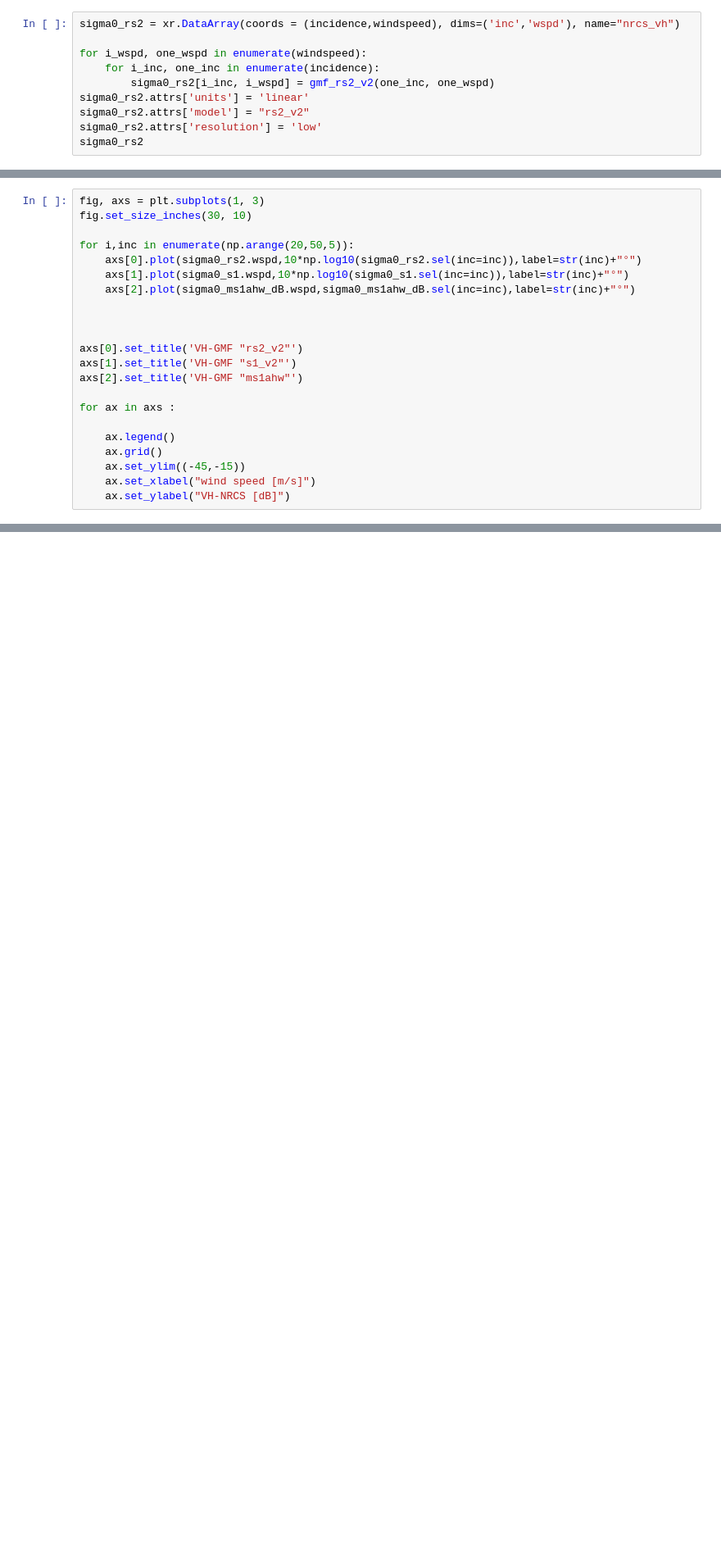
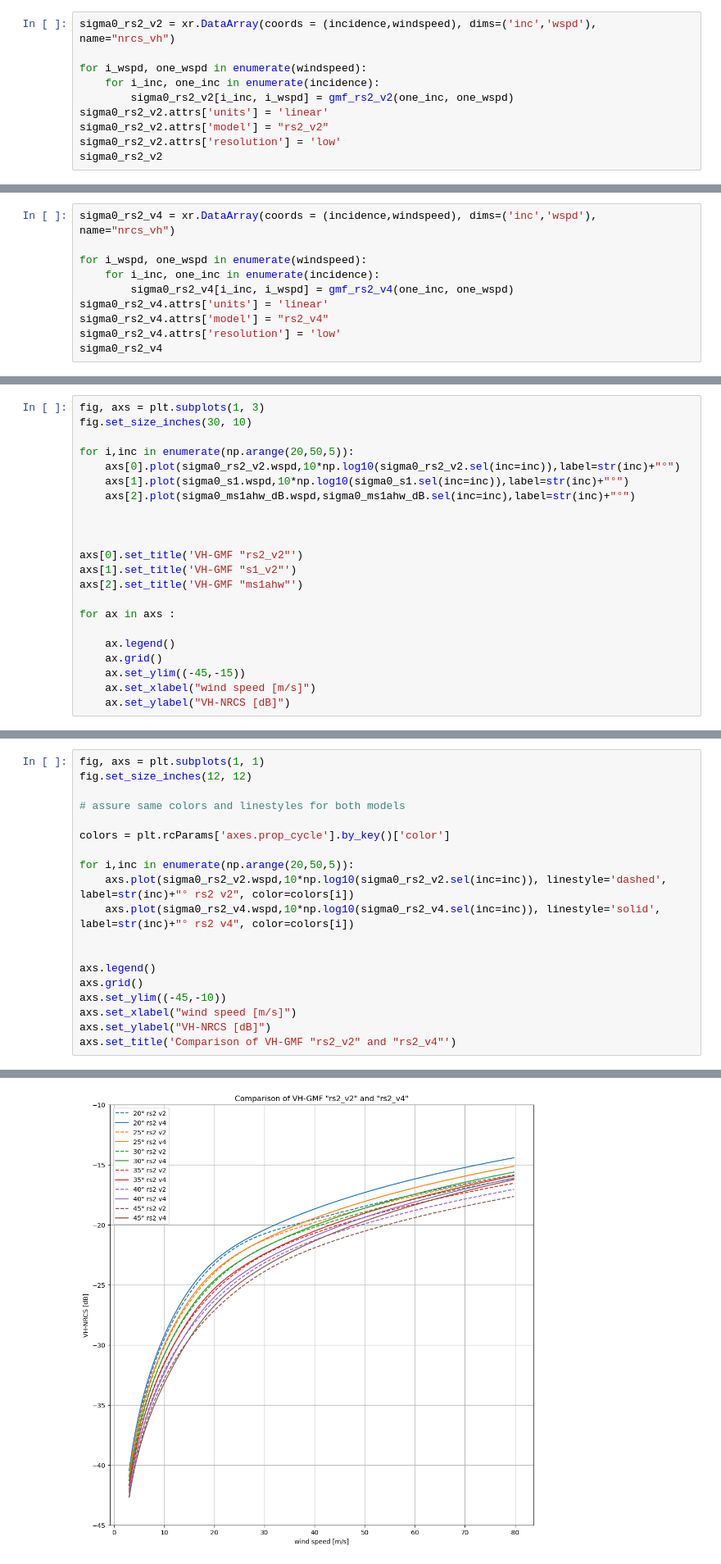
Before and after one commit to vincelhx/GMFs_tools, a Jupyter notebook: demo.ipynb, the cells around one changed output, grey strips where cells are left out. Shown at 82% size. Saved outputs shown, nothing was run; the diff lists cells and outputs as text; blank space fills up the shorter version.

```diff
--- a/demo.ipynb
+++ b/demo.ipynb
@@ -48,11 +49,11 @@ Attributes:
 # %%
-sigma0_rs2 = xr.DataArray(coords = (incidence,windspeed), dims=('inc','wspd'), name="nrcs_vh")
+sigma0_rs2_v2 = xr.DataArray(coords = (incidence,windspeed), dims=('inc','wspd'), name="nrcs_vh")
 
 for i_wspd, one_wspd in enumerate(windspeed):
     for i_inc, one_inc in enumerate(incidence):
-        sigma0_rs2[i_inc, i_wspd] = gmf_rs2_v2(one_inc, one_wspd)
-sigma0_rs2.attrs['units'] = 'linear'
-sigma0_rs2.attrs['model'] = "rs2_v2"
-sigma0_rs2.attrs['resolution'] = 'low'
-sigma0_rs2
+        sigma0_rs2_v2[i_inc, i_wspd] = gmf_rs2_v2(one_inc, one_wspd)
+sigma0_rs2_v2.attrs['units'] = 'linear'
+sigma0_rs2_v2.attrs['model'] = "rs2_v2"
+sigma0_rs2_v2.attrs['resolution'] = 'low'
+sigma0_rs2_v2
 # %% [output]
@@ -75,0 +79,10 @@ Attributes:
+# %%
+sigma0_rs2_v4 = xr.DataArray(coords = (incidence,windspeed), dims=('inc','wspd'), name="nrcs_vh")
+
+for i_wspd, one_wspd in enumerate(windspeed):
+    for i_inc, one_inc in enumerate(incidence):
+        sigma0_rs2_v4[i_inc, i_wspd] = gmf_rs2_v4(one_inc, one_wspd)
+sigma0_rs2_v4.attrs['units'] = 'linear'
+sigma0_rs2_v4.attrs['model'] = "rs2_v4"
+sigma0_rs2_v4.attrs['resolution'] = 'low'
+sigma0_rs2_v4
@@ -110,7 +208,7 @@ fig, axs = plt.subplots(1, 3)
 fig.set_size_inches(30, 10)
 
 for i,inc in enumerate(np.arange(20,50,5)):
-    axs[0].plot(sigma0_rs2.wspd,10*np.log10(sigma0_rs2.sel(inc=inc)),label=str(inc)+"°")
+    axs[0].plot(sigma0_rs2_v2.wspd,10*np.log10(sigma0_rs2_v2.sel(inc=inc)),label=str(inc)+"°")
     axs[1].plot(sigma0_s1.wspd,10*np.log10(sigma0_s1.sel(inc=inc)),label=str(inc)+"°")
     axs[2].plot(sigma0_ms1ahw_dB.wspd,sigma0_ms1ahw_dB.sel(inc=inc),label=str(inc)+"°")
 
@@ -131,0 +232,20 @@ for ax in axs :
+# %%
+fig, axs = plt.subplots(1, 1)
+fig.set_size_inches(12, 12)
+
+# assure same colors and linestyles for both models
+
+colors = plt.rcParams['axes.prop_cycle'].by_key()['color']
+
+for i,inc in enumerate(np.arange(20,50,5)):
+    axs.plot(sigma0_rs2_v2.wspd,10*np.log10(sigma0_rs2_v2.sel(inc=inc)), linestyle='dashed', label=str(inc)+"° rs2 v2", color=colors[i])
+    axs.plot(sigma0_rs2_v4.wspd,10*np.log10(sigma0_rs2_v4.sel(inc=inc)), linestyle='solid', label=str(inc)+"° rs2 v4", color=colors[i])
+
+
+axs.legend()
+axs.grid()
+axs.set_ylim((-45,-10))
+axs.set_xlabel("wind speed [m/s]")
+axs.set_ylabel("VH-NRCS [dB]")
+axs.set_title('Comparison of VH-GMF "rs2_v2" and "rs2_v4"')
+# %% [output]
@@ -131,0 +253 @@ for ax in axs :
+[figure, added]
```
Also changed, not shown: parts of 17 cells of this notebook.
